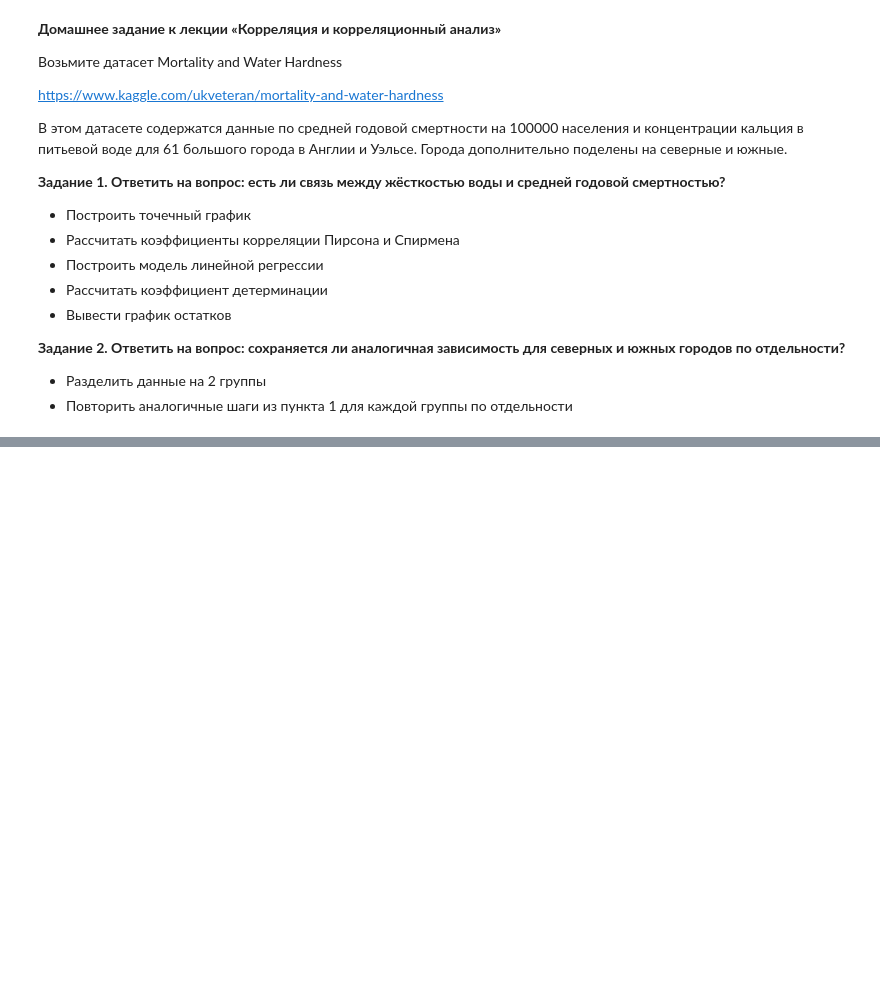
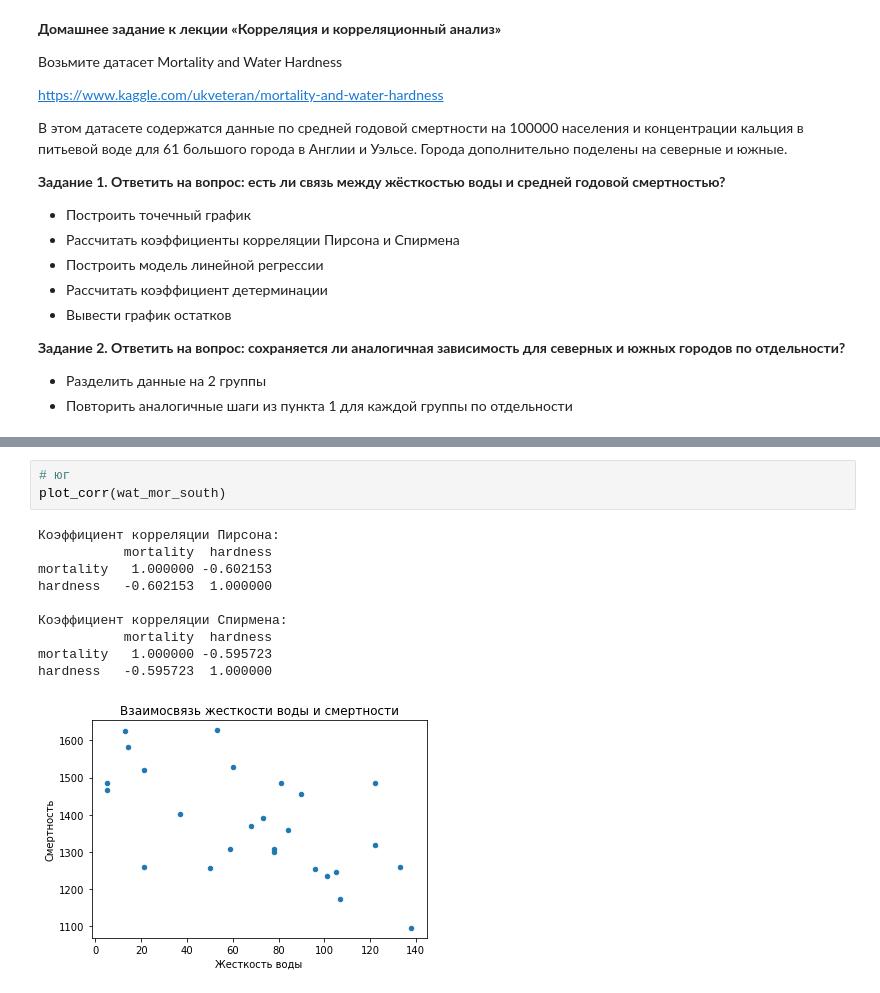
Before and after one commit to artificialflesh/netology_hw, a Jupyter notebook: 03_statistics/hw_04_correlation.ipynb, the cells around one changed output, grey strips where cells are left out. Drawn from its saved outputs; the diff is of its cells as text; blank space fills up the shorter version.

```diff
--- a/03_statistics/hw_04_correlation.ipynb
+++ b/03_statistics/hw_04_correlation.ipynb
@@ -184,0 +156,14 @@ plt.plot(X_test, y_pred, c='r')
+# %%
+# юг
+plot_corr(wat_mor_south)
+# %% [output]
+Коэффициент корреляции Пирсона:
+           mortality  hardness
+mortality   1.000000 -0.602153
+hardness   -0.602153  1.000000
+
+Коэффициент корреляции Спирмена:
+           mortality  hardness
+mortality   1.000000 -0.595723
+hardness   -0.595723  1.000000
+[figure, added]
```
Also changed, not shown: parts of 26 cells of this notebook.
